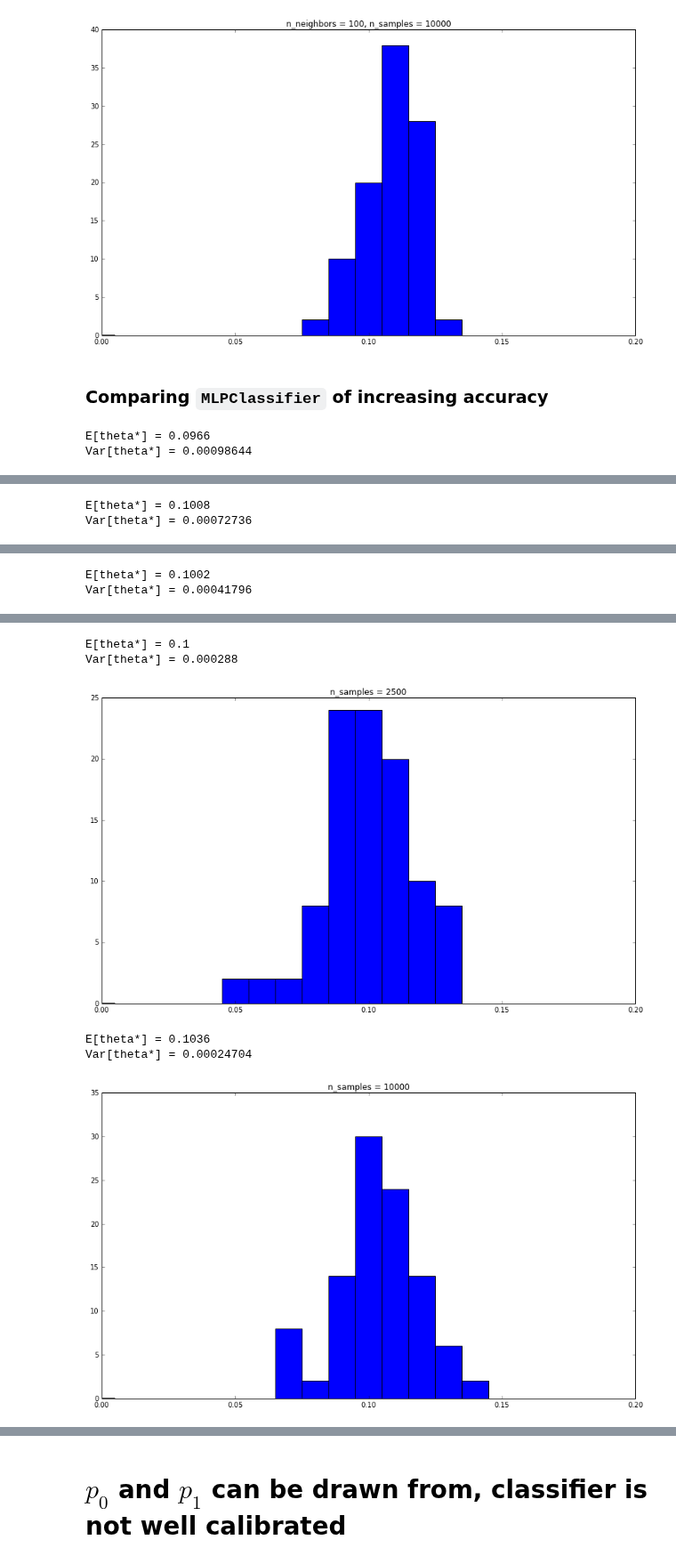
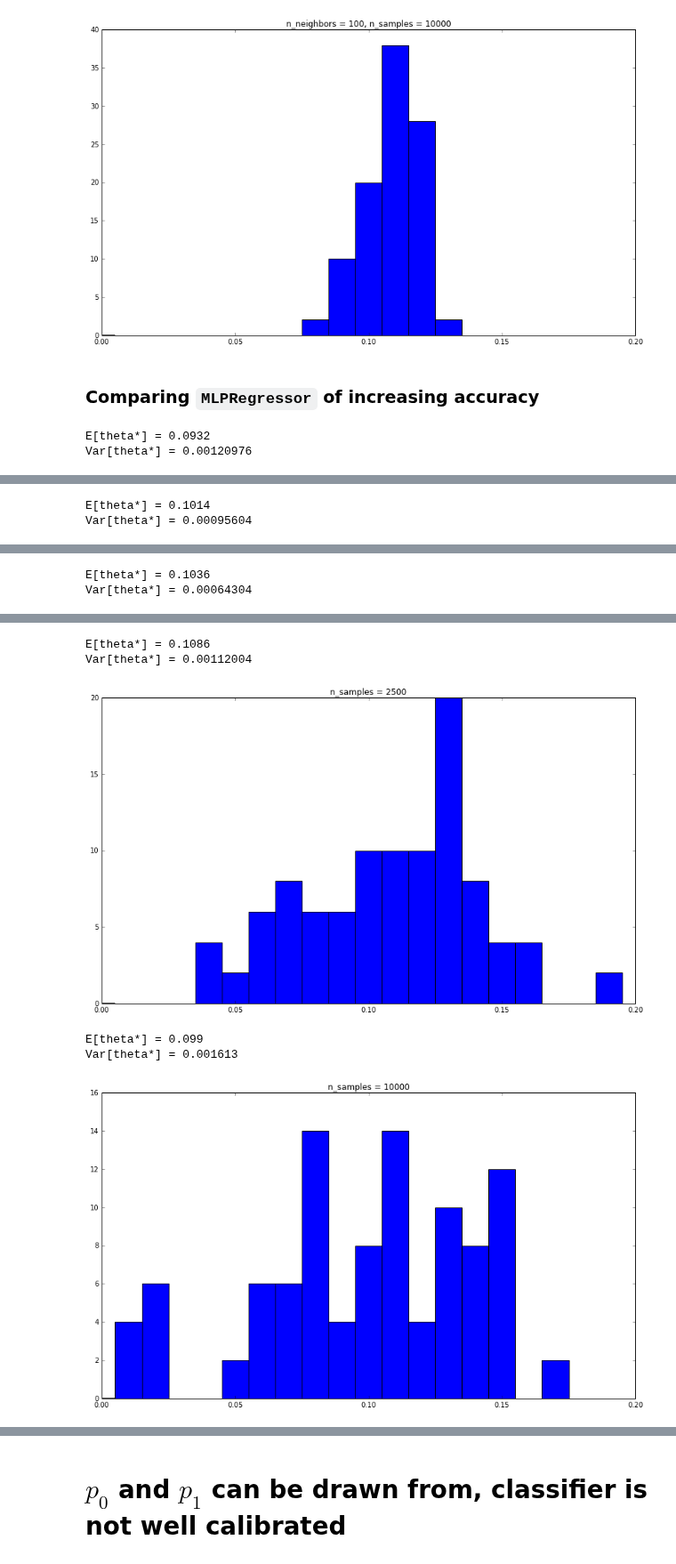
Before and after one commit to glouppe/notebooks, a Jupyter notebook: Computing Likelihood functions for HEP experiments (Radford Neal).ipynb, the cells around one changed output, grey strips where cells are left out. Shown at 89% size. Cells and saved outputs as stored; diff of their text form; code cells hidden in the pictures.

```diff
--- a/Computing Likelihood functions for HEP experiments (Radford Neal).ipynb
+++ b/Computing Likelihood functions for HEP experiments (Radford Neal).ipynb
@@ -144,8 +144,8 @@ def experiment(estimator, n_samples):
 # %%
-from sklearn.neighbors import KNeighborsClassifier
+from sklearn.neighbors import KNeighborsRegressor
 
 for n_neighbors, n_samples in [(20, 400), (30, 900), (40, 1600), (50, 2500), (100, 10000)]:
-    solutions = experiment(KNeighborsClassifier(n_neighbors=n_neighbors), n_samples)
+    solutions = experiment(KNeighborsRegressor(n_neighbors=n_neighbors), n_samples)
     plt.title("n_neighbors = %d, n_samples = %d" % (n_neighbors, n_samples))
     plot_solutions(solutions)
 # %% [output]
@@ -165,14 +165,14 @@ E[theta*] = 0.1086
 Var[theta*] = 0.00011204
 [figure]
 # %% [markdown]
-### Comparing `MLPClassifier` of increasing accuracy
+### Comparing `MLPRegressor` of increasing accuracy
 # %%
-from sklearn.neural_network import MLPClassifier
+from sklearn.neural_network import MLPRegressor
 
 for n_samples in [400, 900, 1600, 2500, 10000]:
-    solutions = experiment(MLPClassifier(batch_size=100), n_samples)
+    solutions = experiment(MLPRegressor(batch_size=100), n_samples)
     plt.title("n_samples = %d" % n_samples)
     plot_solutions(solutions)
 # %% [output]
-E[theta*] = 0.0966
-Var[theta*] = 0.00098644
+E[theta*] = 0.0932
+Var[theta*] = 0.00120976
@@ -180,2 +180,2 @@ Var[theta*] = 0.00098644
-E[theta*] = 0.1008
-Var[theta*] = 0.00072736
+E[theta*] = 0.1014
+Var[theta*] = 0.00095604
@@ -183,2 +183,2 @@ Var[theta*] = 0.00072736
-E[theta*] = 0.1002
-Var[theta*] = 0.00041796
+E[theta*] = 0.1036
+Var[theta*] = 0.00064304
@@ -186,9 +186,9 @@ Var[theta*] = 0.00041796
-E[theta*] = 0.1
-Var[theta*] = 0.000288
+E[theta*] = 0.1086
+Var[theta*] = 0.00112004
-[figure, old version]
+[figure, new version]
-E[theta*] = 0.1036
-Var[theta*] = 0.00024704
+E[theta*] = 0.099
+Var[theta*] = 0.001613
-[figure, old version]
+[figure, new version]
 # %% [markdown]
 Observations:
 - for kNN, bias is strong but then decreases, variance is strong but then decreases
```
Also changed, not shown: parts of 3 cells of this notebook.
